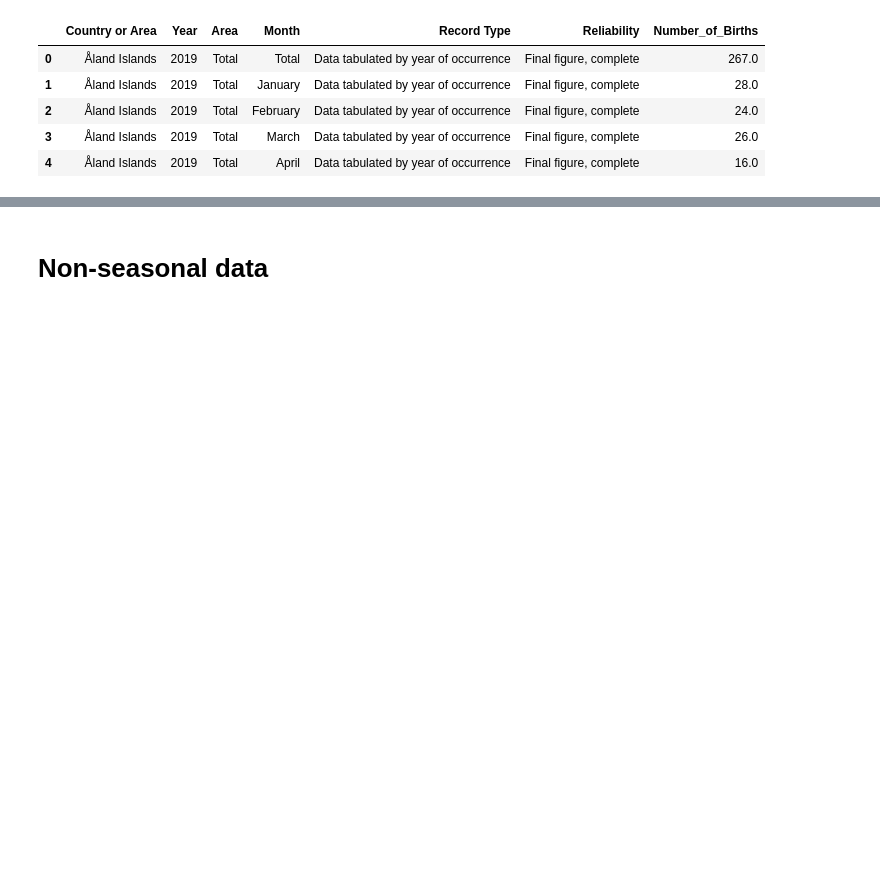
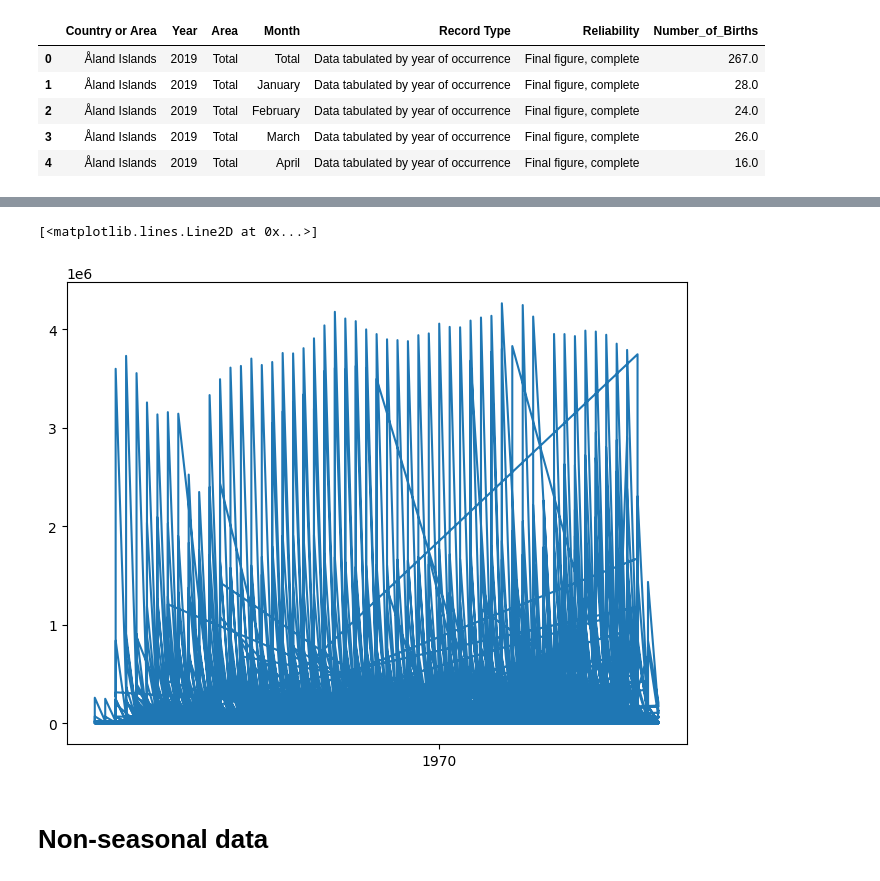
Before and after one commit to worldteacher-global/MA641_TIMESERIES_GROUPPROJECT, a Jupyter notebook: TS_.ipynb, the cells around one changed output, grey strips where cells are left out. Drawn from its saved outputs; the diff is of its cells as text; code cells hidden in the pictures; blank space fills up the shorter version.

```diff
--- a/TS_.ipynb
+++ b/TS_.ipynb
@@ -23,3 +76,11 @@ s_df.head()
+# %%
+fig,ax = plt.subplots(figsize=(8,6))
+dates =pd.to_datetime(s_df.Year)
+values = s_df.Number_of_Births
+ax.plot(dates,values)
+# %% [output]
+[<matplotlib.lines.Line2D at 0x...>]
+[figure, added]
 # %% [markdown]
 # Non-seasonal data
 # %%
```
Also changed, not shown: parts of 7 cells of this notebook.
